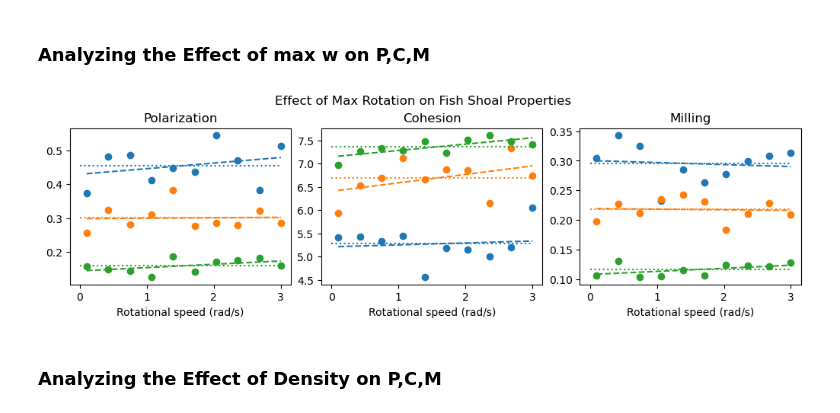
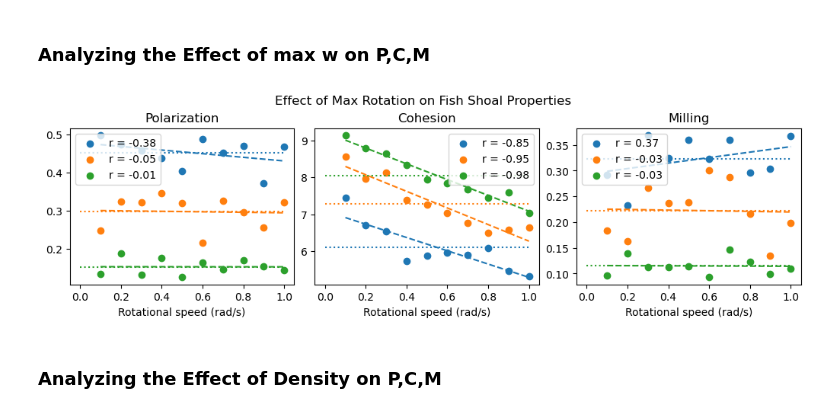
Before and after one commit to Bobomoto/PHYS250-Final-Project, a Jupyter notebook: Finalproject.ipynb, the cells around one changed output. Saved outputs shown, nothing was run; the diff lists cells and outputs as text; code cells hidden in the pictures.

```diff
--- a/Finalproject.ipynb
+++ b/Finalproject.ipynb
@@ -1297,7 +1300,7 @@ Milling may increase with higher max acceleration, but the effect is small for h
 # %%
 #Do it for N = 5,10,30 to see if anything happens
 N = [5,10,30]
-maxas = np.linspace(0.1,3.0,10)
+maxas = np.linspace(0.1,1.0,10)
 
 MaxWmeanParrays = [[],[],[]]
 MaxWmeanCarrays = [[],[],[]]
@@ -1322,7 +1325,7 @@ for index in np.arange(len(N)):
 
             #run the simulation numiteration times
             for i in np.arange(numiterations):
-                pos, motorientations, motspeeds, motvelocity, inittime, dist = updatefish(pos, motorientations, motspeeds, motvelocity, time = inittime, arenarange = poolrange, maxa = a)
+                pos, motorientations, motspeeds, motvelocity, inittime, dist = updatefish(pos, motorientations, motspeeds, motvelocity, time = inittime, arenarange = poolrange, maxdw = a)
 
             Polarization = findP(motorientations)
             totalParray.append(copy.deepcopy(Polarization))
@@ -1358,9 +1361,10 @@ for i in np.arange(len(N)):
 
     axs[0].plot(maxas, line_y, color = c[i], ls = '--')
 
-axs[0].hlines(y = [np.mean(MaxWmeanParrays[0]),np.mean(MaxWmeanParrays[1]),np.mean(MaxWmeanParrays[2])], xmin = 0, xmax = 3.0,  linestyles=':', colors = ['C0', 'C1', 'C2'])
+axs[0].hlines(y = [np.mean(MaxWmeanParrays[0]),np.mean(MaxWmeanParrays[1]),np.mean(MaxWmeanParrays[2])], xmin = 0, xmax = 1.0,  linestyles=':', colors = ['C0', 'C1', 'C2'])
 axs[0].set_title('Polarization')
 axs[0].set_xlabel('Rotational speed (rad/s)')
+axs[0].legend()
 
 
 #cohesion plot
@@ -1369,37 +1373,39 @@ for i in np.arange(len(N)):
     correlation = np.corrcoef(maxas, MaxWmeanCarrays[i])
     rvalue = correlation[0,1]
 
     axs[1].scatter(maxas,MaxWmeanCarrays[i], label = f'r = {rvalue:.2f}')
     slope, intercept = np.polyfit(maxas, MaxWmeanCarrays[i], 1)
     line_y = slope * maxas + intercept
     axs[1].plot(maxas, line_y, color = c[i], ls = '--')
 
-axs[1].hlines(y = [np.mean(MaxWmeanCarrays[0]),np.mean(MaxWmeanCarrays[1]),np.mean(MaxWmeanCarrays[2])], xmin = 0, xmax = 3.0,  linestyles=':', colors = ['C0', 'C1', 'C2'])
+axs[1].hlines(y = [np.mean(MaxWmeanCarrays[0]),np.mean(MaxWmeanCarrays[1]),np.mean(MaxWmeanCarrays[2])], xmin = 0, xmax = 1.0,  linestyles=':', colors = ['C0', 'C1', 'C2'])
 axs[1].set_title('Cohesion')
 axs[1].set_xlabel('Rotational speed (rad/s)')
+axs[1].legend()
 
 
 #Milling plot
 for i in np.arange(len(N)):
     #calculate the correlation
     correlation = np.corrcoef(maxas, MaxWmeanMarrays[i])
     rvalue = correlation[0,1]
 
     axs[2].scatter(maxas,MaxWmeanMarrays[i], label = f'r = {rvalue:.2f}')
     slope, intercept = np.polyfit(maxas, MaxWmeanMarrays[i], 1)
     line_y = slope * maxas + intercept
     axs[2].plot(maxas, line_y, color = c[i], ls = '--')
 
-axs[2].hlines(y = [np.mean(MaxWmeanMarrays[0]),np.mean(MaxWmeanMarrays[1]),np.mean(MaxWmeanMarrays[2])], xmin = 0, xmax = 3.0,  linestyles=':', colors = ['C0', 'C1', 'C2'])
+axs[2].hlines(y = [np.mean(MaxWmeanMarrays[0]),np.mean(MaxWmeanMarrays[1]),np.mean(MaxWmeanMarrays[2])], xmin = 0, xmax = 1.0,  linestyles=':', colors = ['C0', 'C1', 'C2'])
 axs[2].set_title('Milling')
 axs[2].set_xlabel('Rotational speed (rad/s)')
+axs[2].legend()
 
 
 fig.suptitle('Effect of Max Rotation on Fish Shoal Properties')
-plt.savefig('MaxWeffect.png')
+# plt.savefig('MaxWeffect.png')
 plt.show()
 # %% [output]
-[figure, old version]
+[figure, new version]
 # %% [markdown]
 ### Analyzing the Effect of Density on P,C,M
 # %%
```
Also changed, not shown: parts of 8 cells of this notebook, 7 other files.
